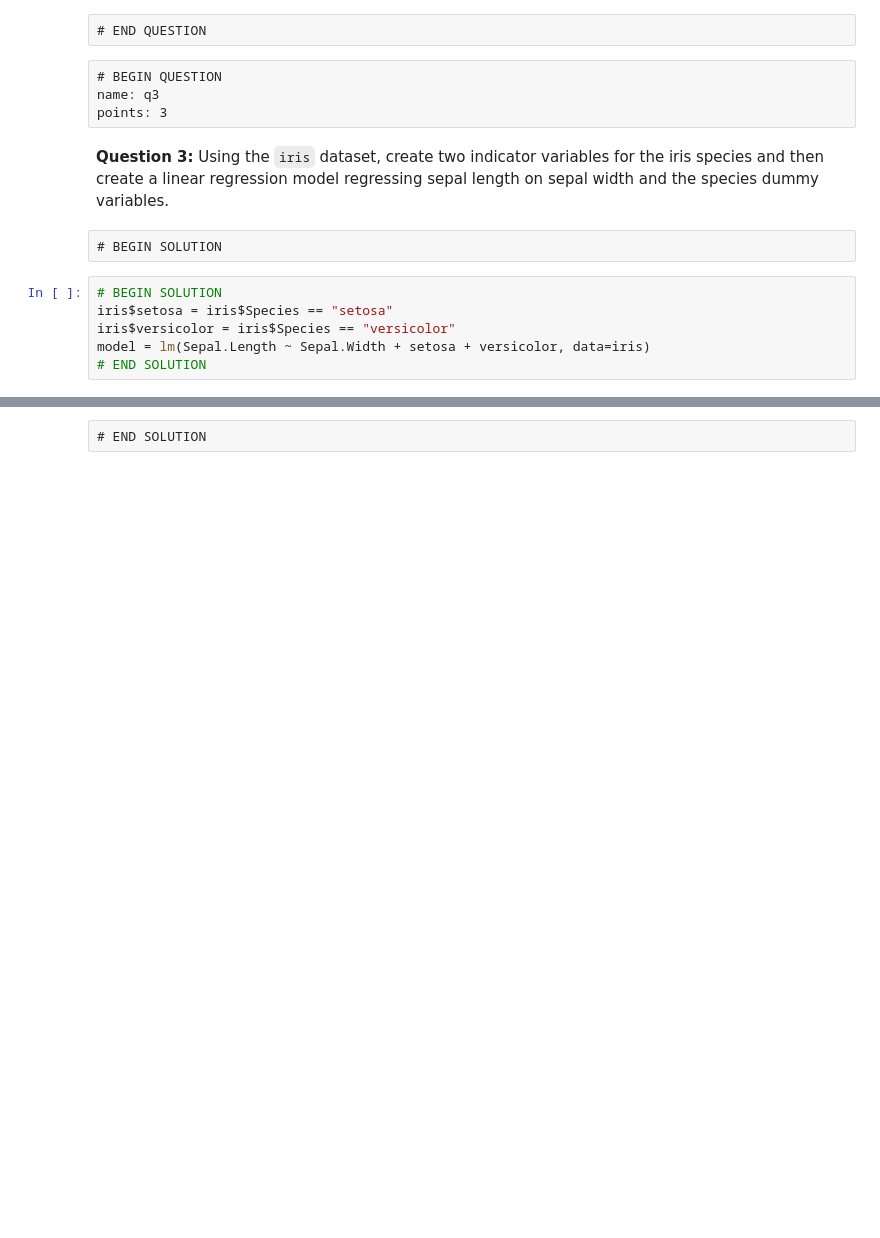
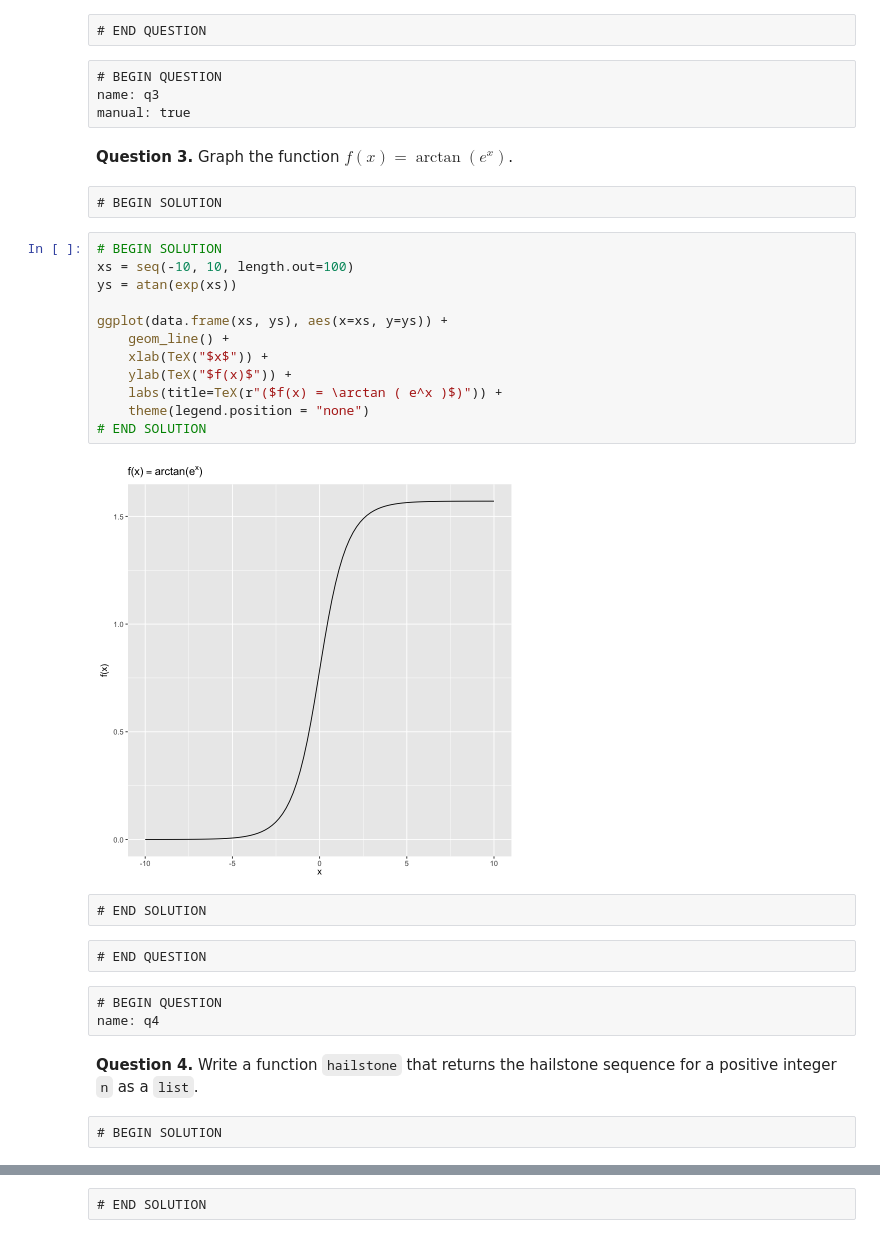
Before and after one commit to ucbds-infra/ottr-sample, a Jupyter notebook: hw01.ipynb, the cells around one changed output, grey strips where cells are left out. Cells and saved outputs as stored; diff of their text form; blank space fills up the shorter version.

```diff
--- a/hw01.ipynb
+++ b/hw01.ipynb
@@ -83,14 +97,33 @@ Any two of the possible species are OK as long as you used only two. (Adding a t
 # %% [raw]
 # BEGIN QUESTION
 name: q3
-points: 3
+manual: true
-# %% [markdown]
-**Question 3:** Using the `iris` dataset, create two indicator variables for the iris species and then create a linear regression model regressing sepal length on sepal width and the species dummy variables.
+# %% [markdown]
+**Question 3.** Graph the function $f(x) = \arctan \left ( e^x \right )$.
 # %% [raw]
 # BEGIN SOLUTION
-# %%
-# BEGIN SOLUTION
-iris$setosa = iris$Species == "setosa"
-iris$versicolor = iris$Species == "versicolor"
-model = lm(Sepal.Length ~ Sepal.Width + setosa + versicolor, data=iris)
-# END SOLUTION
+# %%
+# BEGIN SOLUTION
+xs = seq(-10, 10, length.out=100)
+ys = atan(exp(xs))
+
+ggplot(data.frame(xs, ys), aes(x=xs, y=ys)) +
+    geom_line() +
+    xlab(TeX("$x$")) +
+    ylab(TeX("$f(x)$")) +
+    labs(title=TeX(r"($f(x) = \arctan ( e^x )$)")) +
+    theme(legend.position = "none")
+# END SOLUTION
+# %% [output]
+[figure, added]
+# %% [raw]
+# END SOLUTION
+# %% [raw]
+# END QUESTION
+# %% [raw]
+# BEGIN QUESTION
+name: q4
+# %% [markdown]
+**Question 4.** Write a function `hailstone` that returns the hailstone sequence for a positive integer ``n`` as a ``list``.
+# %% [raw]
+# BEGIN SOLUTION
```
Also changed, not shown: parts of 54 cells of this notebook, 3 other files.
